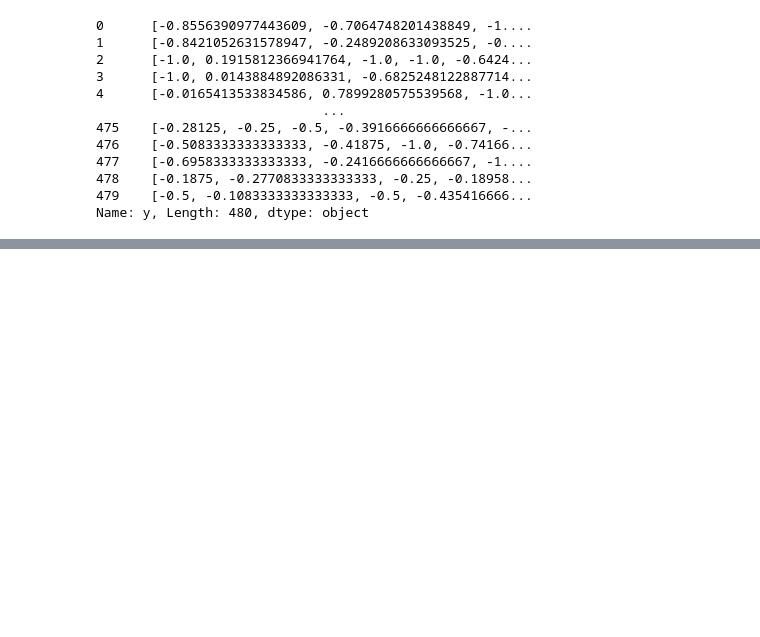
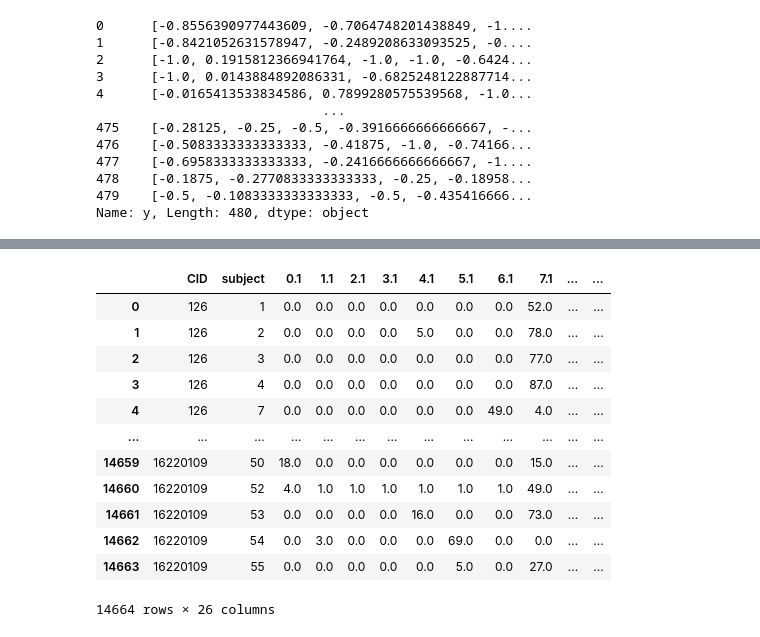
Before and after one commit to Farzaneh-Taleb/FoundationModelCourse, a Jupyter notebook: read_data.ipynb, the cells around one changed output, grey strips where cells are left out. Saved outputs shown, nothing was run; the diff lists cells and outputs as text; code cells hidden in the pictures; blank space fills up the shorter version.

```diff
--- a/read_data.ipynb
+++ b/read_data.ipynb
@@ -48,0 +106,16 @@ Name: y, Length: 480, dtype: object
+# %%
+average_per_subject(df_keller, keller_descriptors)
+# %% [output]
+|  | CID | subject | 0.1 | 1.1 | 2.1 | 3.1 | 4.1 | 5.1 | 6.1 | 7.1 | ... | ... |
+| 0 | 126 | 1 | 0.0 | 0.0 | 0.0 | 0.0 | 0.0 | 0.0 | 0.0 | 52.0 | ... | ... |
+| 1 | 126 | 2 | 0.0 | 0.0 | 0.0 | 0.0 | 5.0 | 0.0 | 0.0 | 78.0 | ... | ... |
+| 2 | 126 | 3 | 0.0 | 0.0 | 0.0 | 0.0 | 0.0 | 0.0 | 0.0 | 77.0 | ... | ... |
+| 3 | 126 | 4 | 0.0 | 0.0 | 0.0 | 0.0 | 0.0 | 0.0 | 0.0 | 87.0 | ... | ... |
+| 4 | 126 | 7 | 0.0 | 0.0 | 0.0 | 0.0 | 0.0 | 0.0 | 49.0 | 4.0 | ... | ... |
+| ... | ... | ... | ... | ... | ... | ... | ... | ... | ... | ... | ... | ... |
+| 14659 | 16220109 | 50 | 18.0 | 0.0 | 0.0 | 0.0 | 0.0 | 0.0 | 0.0 | 15.0 | ... | ... |
+| 14660 | 16220109 | 52 | 4.0 | 1.0 | 1.0 | 1.0 | 1.0 | 1.0 | 1.0 | 49.0 | ... | ... |
+| 14661 | 16220109 | 53 | 0.0 | 0.0 | 0.0 | 0.0 | 16.0 | 0.0 | 0.0 | 73.0 | ... | ... |
+| 14662 | 16220109 | 54 | 0.0 | 3.0 | 0.0 | 0.0 | 0.0 | 69.0 | 0.0 | 0.0 | ... | ... |
+| 14663 | 16220109 | 55 | 0.0 | 0.0 | 0.0 | 0.0 | 0.0 | 5.0 | 0.0 | 27.0 | ... | ... |
+14664 rows × 26 columns
```
Also changed, not shown: parts of 7 cells of this notebook, 1 other file.
